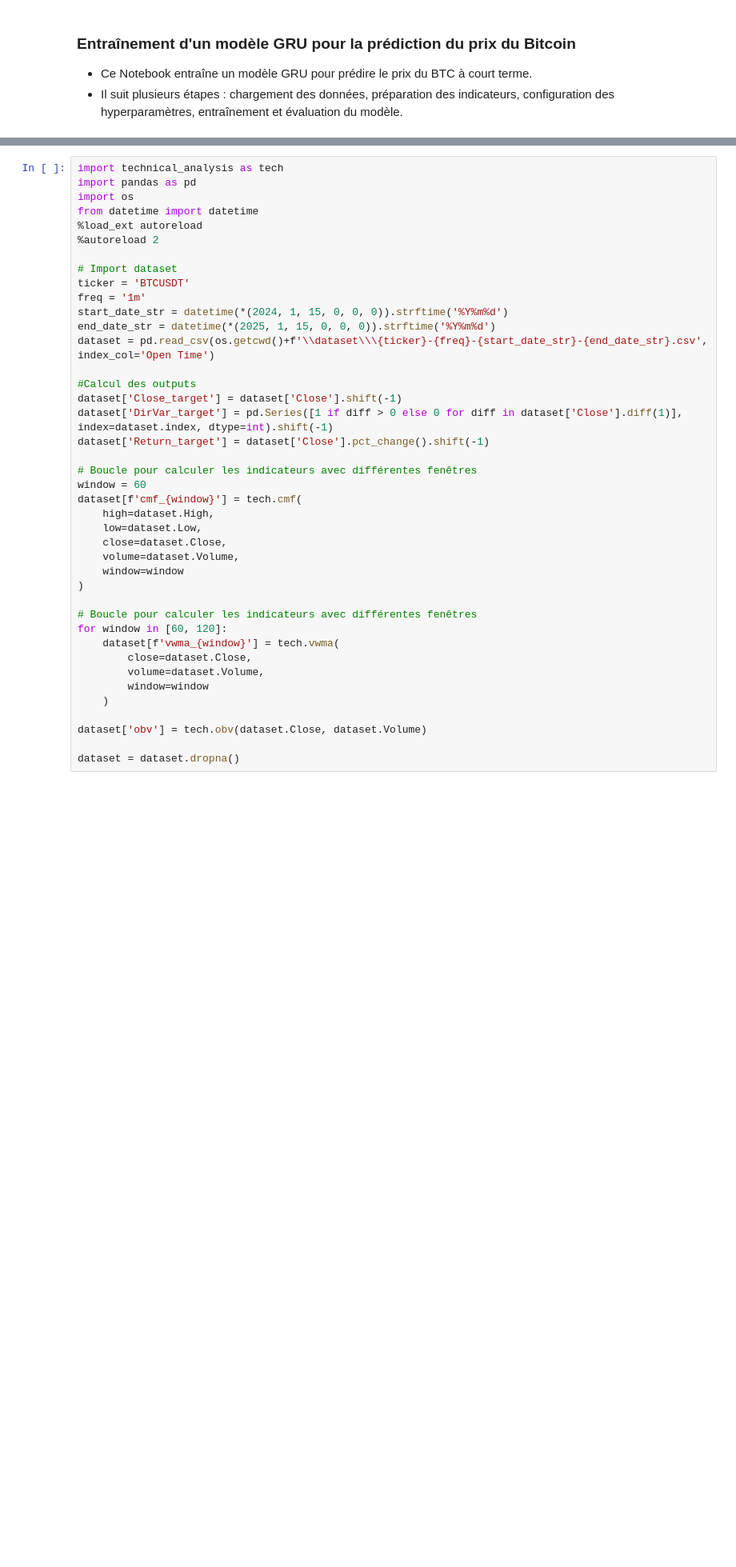
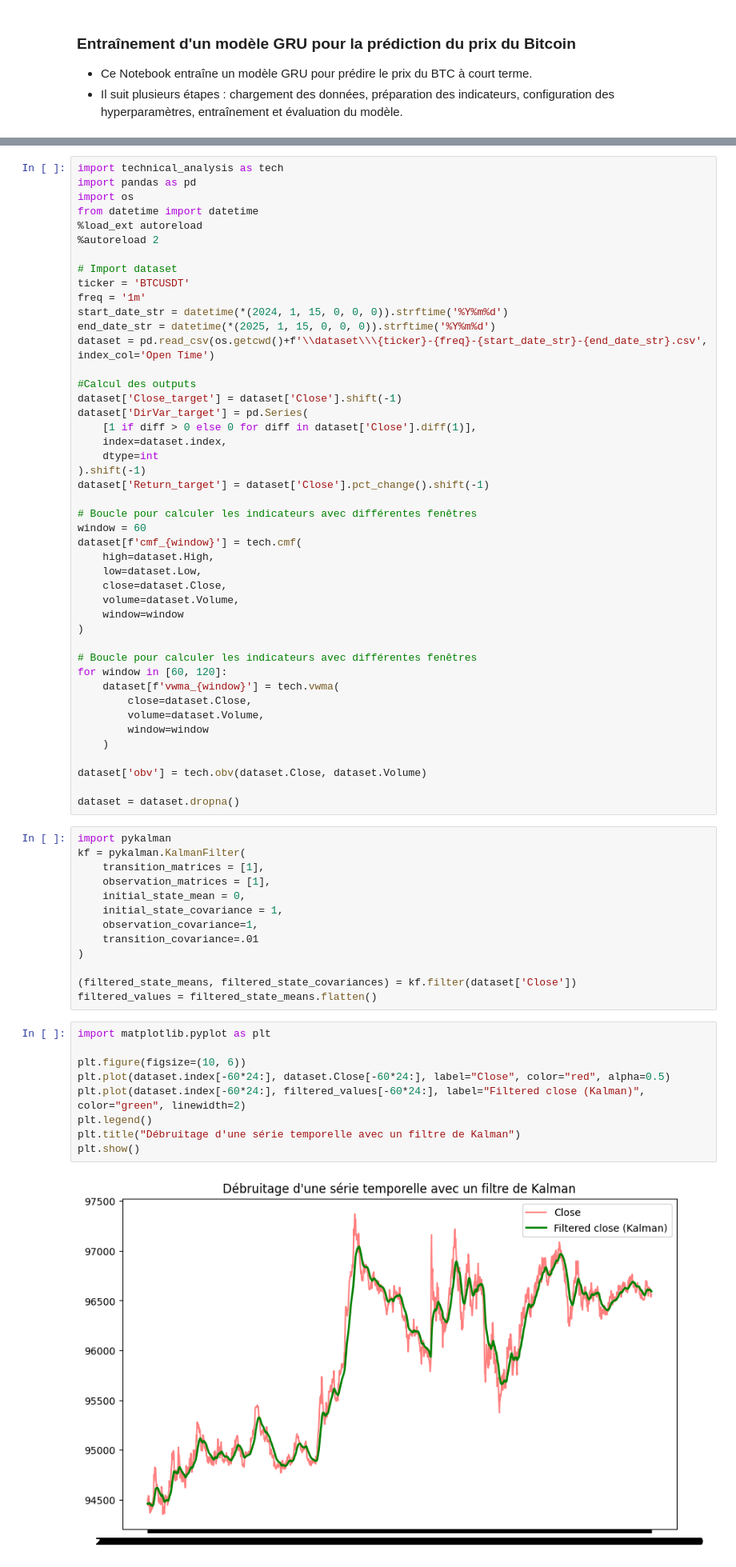
Before and after one commit to SuperWD40/GRU_market_prediction, a Jupyter notebook: model_training.ipynb, the cells around one changed output, grey strips where cells are left out. Shown: that part at 80% size. Drawn from its saved outputs; the diff is of its cells as text; blank space fills up the shorter version.

```diff
--- a/model_training.ipynb
+++ b/model_training.ipynb
@@ -34,7 +32,11 @@ dataset = pd.read_csv(os.getcwd()+f'\\dataset\\\{ticker}-{freq}-{start_date_str}
 
 #Calcul des outputs
 dataset['Close_target'] = dataset['Close'].shift(-1)
-dataset['DirVar_target'] = pd.Series([1 if diff > 0 else 0 for diff in dataset['Close'].diff(1)], index=dataset.index, dtype=int).shift(-1)
+dataset['DirVar_target'] = pd.Series(
+    [1 if diff > 0 else 0 for diff in dataset['Close'].diff(1)],
+    index=dataset.index,
+    dtype=int
+).shift(-1)
 dataset['Return_target'] = dataset['Close'].pct_change().shift(-1)
 
 # Boucle pour calculer les indicateurs avec différentes fenêtres
@@ -58,6 +60,30 @@ for window in [60, 120]:
 dataset['obv'] = tech.obv(dataset.Close, dataset.Volume)
 
 dataset = dataset.dropna()
+# %%
+import pykalman
+kf = pykalman.KalmanFilter(
+    transition_matrices = [1],
+    observation_matrices = [1],
+    initial_state_mean = 0,
+    initial_state_covariance = 1,
+    observation_covariance=1,
+    transition_covariance=.01
+)
+
+(filtered_state_means, filtered_state_covariances) = kf.filter(dataset['Close'])
+filtered_values = filtered_state_means.flatten()
+# %%
+import matplotlib.pyplot as plt
+
+plt.figure(figsize=(10, 6))
+plt.plot(dataset.index[-60*24:], dataset.Close[-60*24:], label="Close", color="red", alpha=0.5)
+plt.plot(dataset.index[-60*24:], filtered_values[-60*24:], label="Filtered close (Kalman)", color="green", linewidth=2)
+plt.legend()
+plt.title("Débruitage d'une série temporelle avec un filtre de Kalman")
+plt.show()
+# %% [output]
+[figure, added]
 # %% [markdown]
 ### 3. Définition des hyperparamètres et sélection des entrées
 - Définition d'une grille de recherche pour les hyperparamètres (`hidden_size`, `num_layers`, `dropout`, `lr`, etc.).
```
Also changed, not shown: parts of 1 cell of this notebook.
